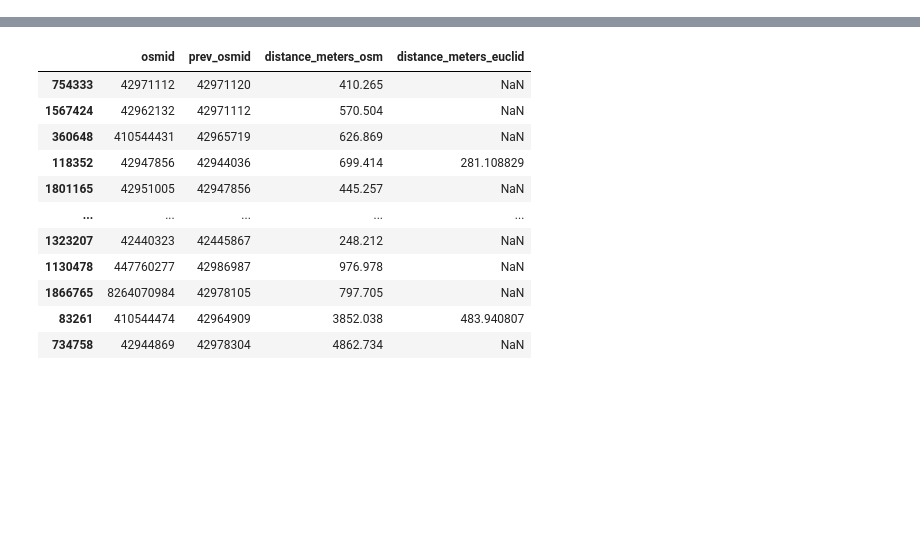
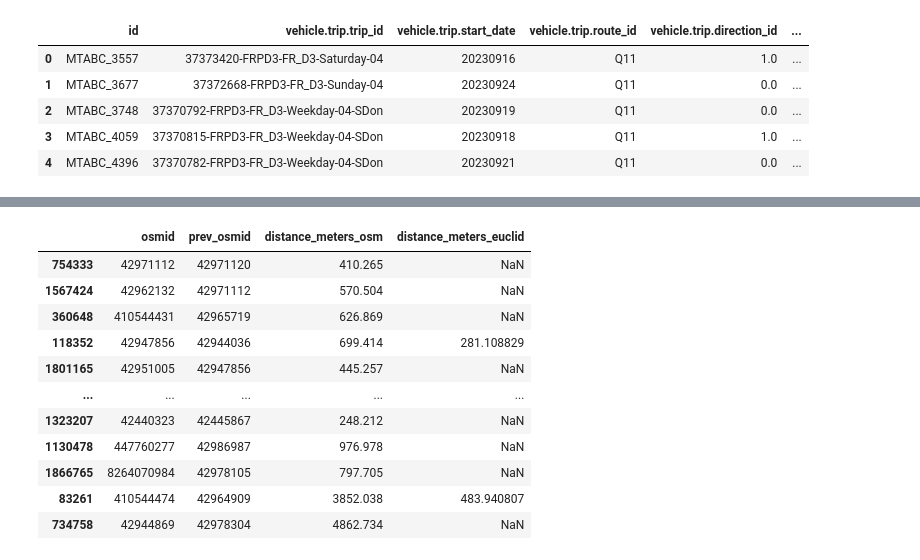
Before and after one commit to Cornell-Tech-Urban-Tech-Hub/gtfs-realtime-performance, a Jupyter notebook: notebooks/bus_day.ipynb, the cells around one changed output, grey strips where cells are left out. Saved outputs shown, nothing was run; the diff lists cells and outputs as text; code cells hidden in the pictures; blank space fills up the shorter version.

```diff
--- a/notebooks/bus_day.ipynb
+++ b/notebooks/bus_day.ipynb
@@ -47,2 +94,11 @@ buses = buses.merge(nodes, left_on = "nearest_osm_id", right_on = "osmid")
 buses = gpd.GeoDataFrame(buses, geometry='geometry')
+# %%
+buses.head()
+# %% [output]
+|  | id | vehicle.trip.trip_id | vehicle.trip.start_date | vehicle.trip.route_id | vehicle.trip.direction_id | ... |
+| 0 | MTABC_3557 | 37373420-FRPD3-FR_D3-Saturday-04 | 20230916 | Q11 | 1.0 | ... |
+| 1 | MTABC_3677 | 37372668-FRPD3-FR_D3-Sunday-04 | 20230924 | Q11 | 0.0 | ... |
+| 2 | MTABC_3748 | 37370792-FRPD3-FR_D3-Weekday-04-SDon | 20230919 | Q11 | 0.0 | ... |
+| 3 | MTABC_4059 | 37370815-FRPD3-FR_D3-Weekday-04-SDon | 20230918 | Q11 | 1.0 | ... |
+| 4 | MTABC_4396 | 37370782-FRPD3-FR_D3-Weekday-04-SDon | 20230921 | Q11 | 0.0 | ... |
 # %%
```
Also changed, not shown: parts of 16 cells of this notebook, 3 other files.
